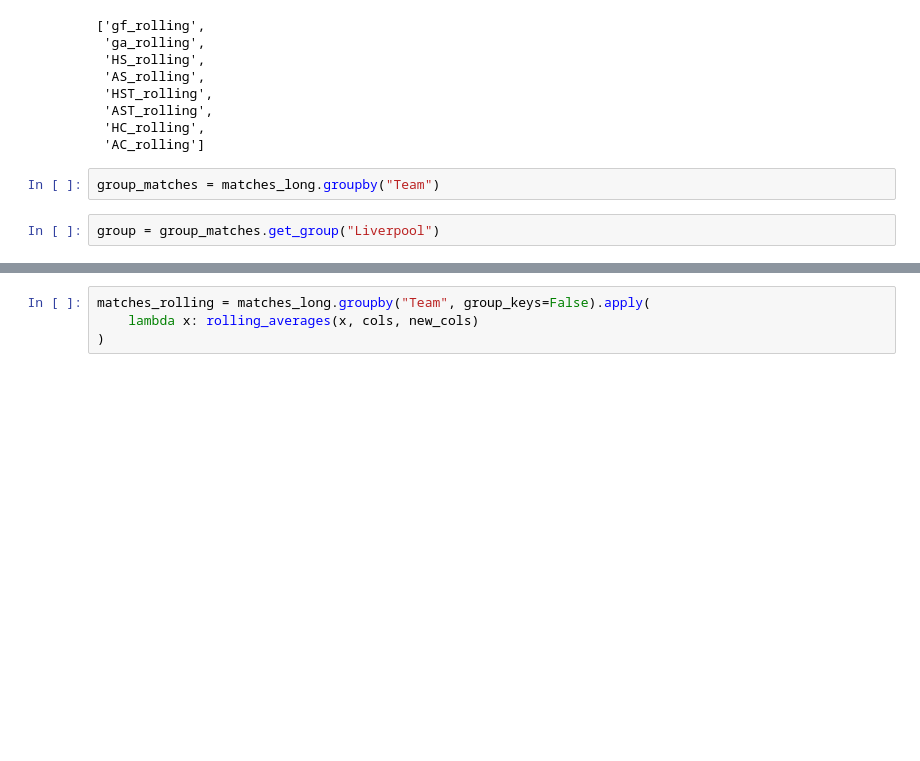
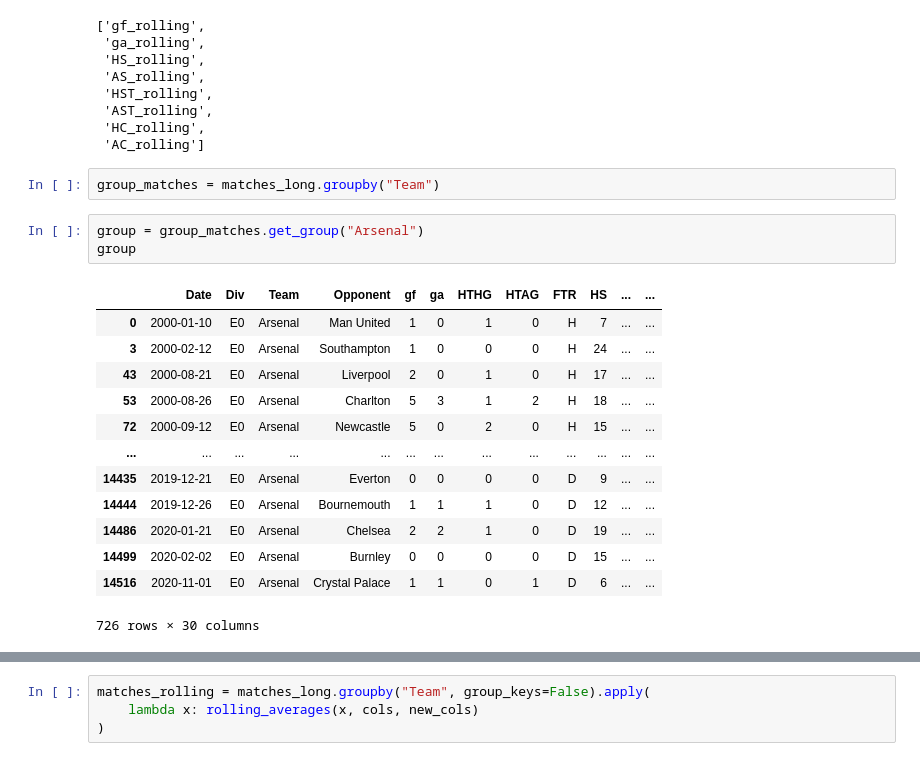
Before and after one commit to lordhokage/epl_football_prediction, a Jupyter notebook: notebooks/predict.ipynb, the cells around one changed output, grey strips where cells are left out. Saved outputs shown, nothing was run; the diff lists cells and outputs as text; blank space fills up the shorter version.

```diff
--- a/notebooks/predict.ipynb
+++ b/notebooks/predict.ipynb
@@ -398,7 +400,22 @@ new_cols
 # %%
 group_matches = matches_long.groupby("Team")
 # %%
-group = group_matches.get_group("Liverpool")
+group = group_matches.get_group("Arsenal")
+group
+# %% [output]
+|  | Date | Div | Team | Opponent | gf | ga | HTHG | HTAG | FTR | HS | ... | ... |
+| 0 | 2000-01-10 | E0 | Arsenal | Man United | 1 | 0 | 1 | 0 | H | 7 | ... | ... |
+| 3 | 2000-02-12 | E0 | Arsenal | Southampton | 1 | 0 | 0 | 0 | H | 24 | ... | ... |
+| 43 | 2000-08-21 | E0 | Arsenal | Liverpool | 2 | 0 | 1 | 0 | H | 17 | ... | ... |
+| 53 | 2000-08-26 | E0 | Arsenal | Charlton | 5 | 3 | 1 | 2 | H | 18 | ... | ... |
+| 72 | 2000-09-12 | E0 | Arsenal | Newcastle | 5 | 0 | 2 | 0 | H | 15 | ... | ... |
+| ... | ... | ... | ... | ... | ... | ... | ... | ... | ... | ... | ... | ... |
+| 14435 | 2019-12-21 | E0 | Arsenal | Everton | 0 | 0 | 0 | 0 | D | 9 | ... | ... |
+| 14444 | 2019-12-26 | E0 | Arsenal | Bournemouth | 1 | 1 | 1 | 0 | D | 12 | ... | ... |
+| 14486 | 2020-01-21 | E0 | Arsenal | Chelsea | 2 | 2 | 1 | 0 | D | 19 | ... | ... |
+| 14499 | 2020-02-02 | E0 | Arsenal | Burnley | 0 | 0 | 0 | 0 | D | 15 | ... | ... |
+| 14516 | 2020-11-01 | E0 | Arsenal | Crystal Palace | 1 | 1 | 0 | 1 | D | 6 | ... | ... |
+726 rows × 30 columns
 # %%
 rolling_averages(group, cols, new_cols)
 # %% [output]
```
Also changed, not shown: parts of 27 cells of this notebook.
